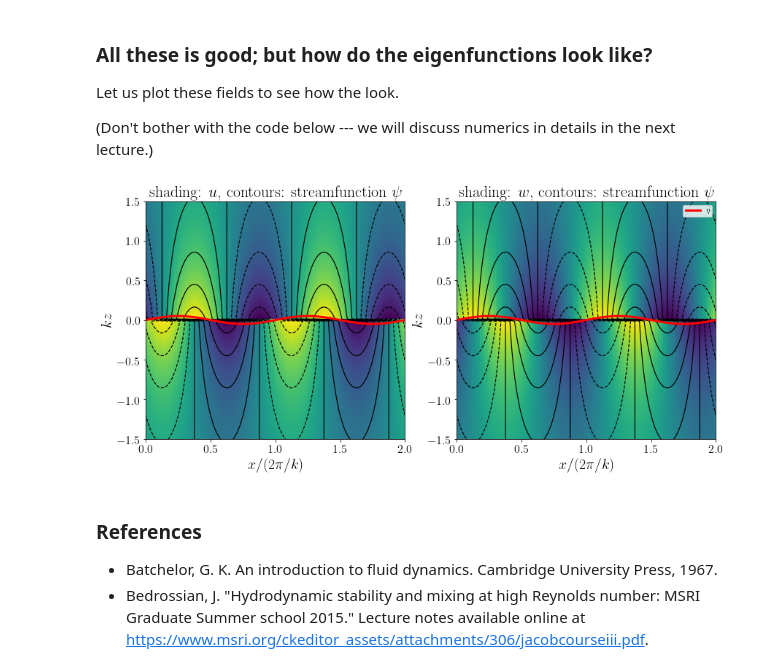
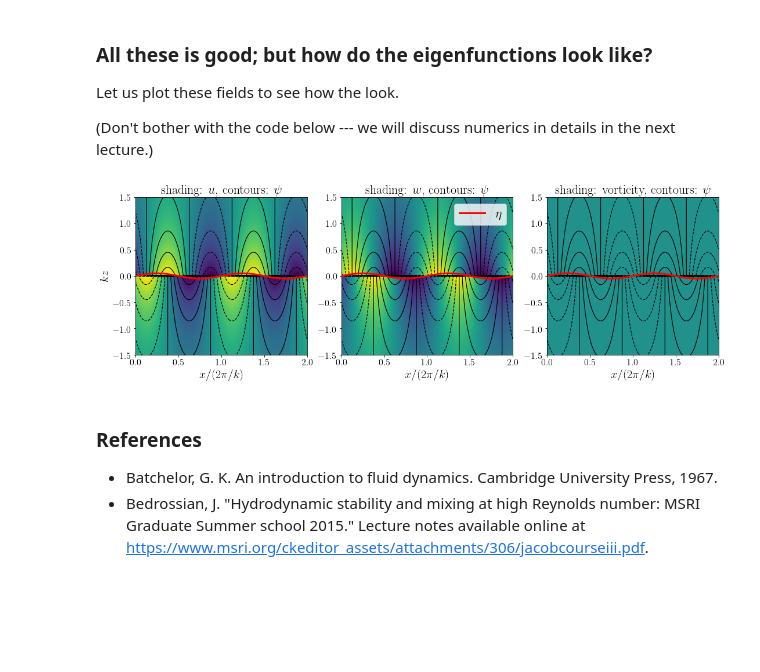
Before and after one commit to navidcy/Instabilities-in-Fluids, a Jupyter notebook: lectures/03-KH-unstratified-analytical.ipynb, the cells around one changed output. Saved outputs shown, nothing was run; the diff lists cells and outputs as text; code cells hidden in the pictures; blank space fills up the shorter version.

```diff
--- a/lectures/03-KH-unstratified-analytical.ipynb
+++ b/lectures/03-KH-unstratified-analytical.ipynb
@@ -356,7 +356,7 @@ rc('ytick', labelsize=16)
 rc('axes', labelsize=20)    # fontsize of the x and y labels
 
 nz, Lz = 200, 6.0
-nx, Lx = 100, 4*np.pi
+nx, Lx = 200, 4*np.pi
 x, z = np.linspace(0, Lx, nx), np.linspace(-Lz/2, Lz/2, nz)
 X, Z = np.meshgrid(x, z)
 # %%
@@ -379,21 +379,25 @@ u = np.real(ucomplex)
 w = np.real(wcomplex)
 eta = np.real( 1/(2*k) * np.exp(-1j*np.pi/2) * np.exp(1j*k*x))
 # %%
-f, axs = plt.subplots(1, 2, figsize=(14, 6))
-gs = gridspec.GridSpec(1, 2)
-axs[0], axs[1] = plt.subplot(gs[0, 0]), plt.subplot(gs[0, 1])
+f, axs = plt.subplots(1, 3, figsize=(18, 5))
+
+gs = gridspec.GridSpec(1, 3)
+axs[0], axs[1], axs[2] = plt.subplot(gs[0, 0]), plt.subplot(gs[0, 1]), plt.subplot(gs[0, 2])
 axs[0].pcolormesh(x/(2*np.pi/k), k*z, u)
-axs[0].set_title("shading: $u$, contours: streamfunction $\psi$", fontsize=22)
+axs[0].set_title("shading: $u$, contours: $\psi$", fontsize=22)
+axs[0].set_ylabel("$k z$")
 axs[1].pcolormesh(x/(2*np.pi/k), k*z, w)
-axs[1].set_title("shading: $w$, contours: streamfunction $\psi$", fontsize=22);
-for i in range(2):
+axs[1].set_title("shading: $w$, contours: $\psi$", fontsize=22);
+axs[2].pcolormesh(x/(2*np.pi/k), k*z, 0*w, vmin=-1, vmax=1)
+axs[2].set_title("shading: vorticity, contours: $\psi$", fontsize=22);
+for i in range(3):
     axs[i].contour(x/(2*np.pi/k), k*z, psi, 11, colors="k", linewidths=1.2)
     axs[i].plot(x/(2*np.pi/k), k*eta/10, 'r', linewidth=3, label="$\eta$")
-    axs[i].set_xlabel("$x/(2\pi/k)$"); axs[i].set_ylabel("$k z$")
+    axs[i].set_xlabel("$x/(2\pi/k)$")
     axs[i].set_ylim(-Lz*k/4, Lz*k/4)
 axs[1].legend();
 # %% [output]
-[figure, old version]
+[figure, new version]
 # %% [markdown]
 ### References
 
```
Also changed, not shown: 3 other files.
